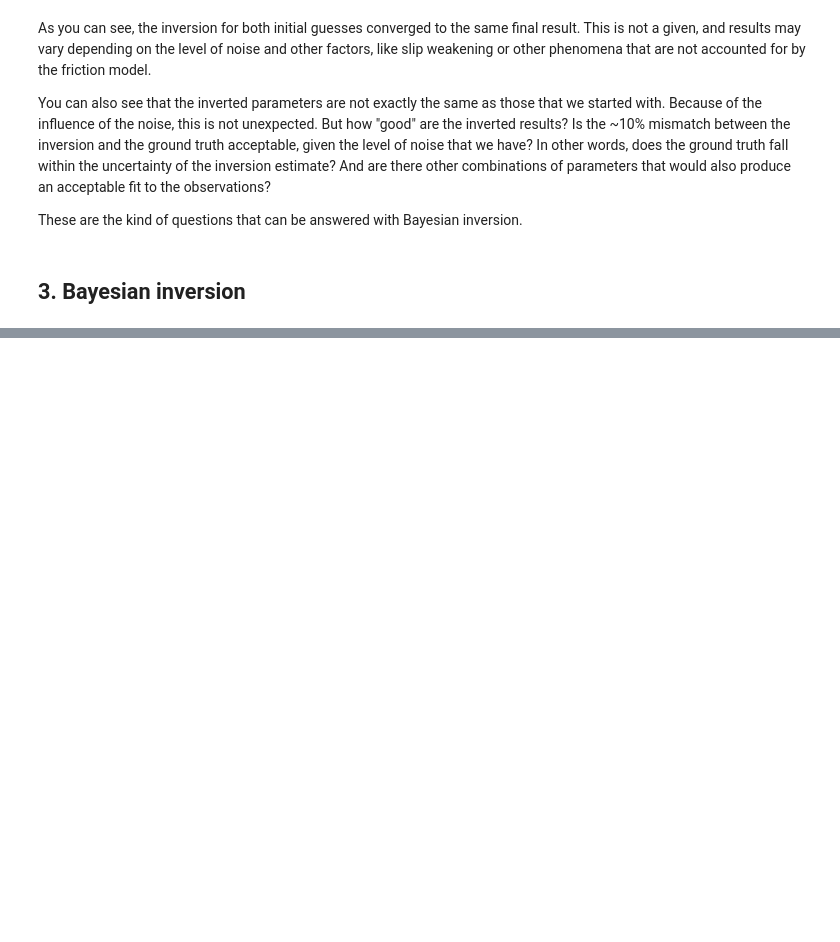
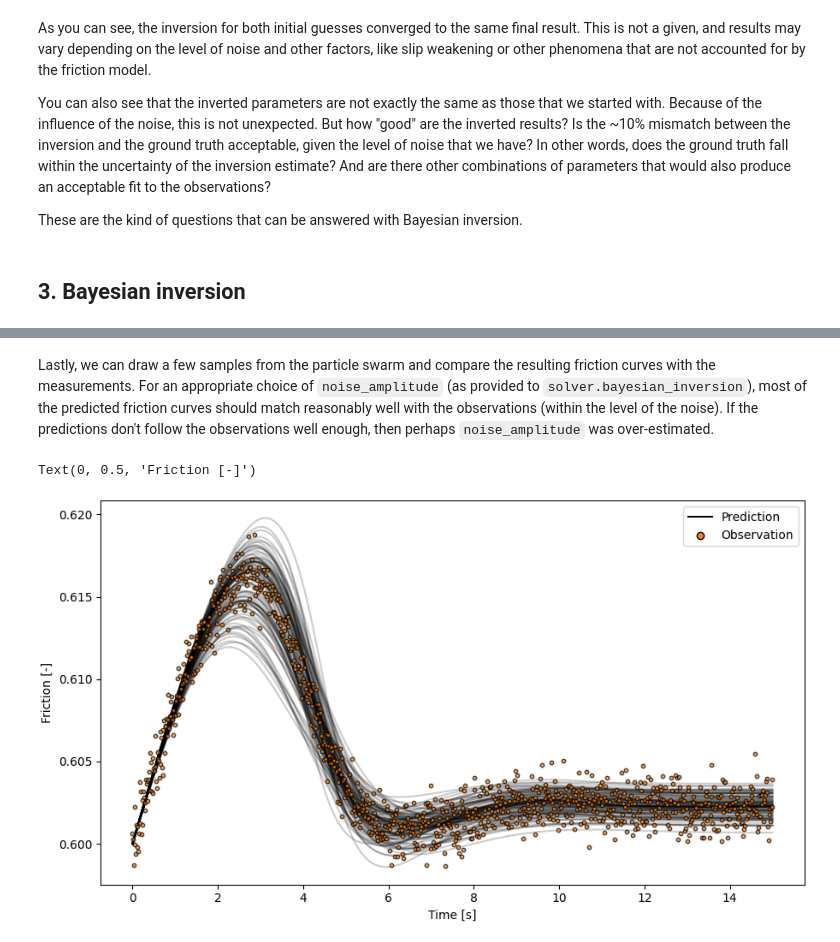
Before and after one commit to martijnende/diabayes, a Jupyter notebook: examples/simple_inversion.ipynb, the cells around one changed output, grey strips where cells are left out. Drawn from its saved outputs; the diff is of its cells as text; code cells hidden in the pictures; blank space fills up the shorter version.

```diff
--- a/examples/simple_inversion.ipynb
+++ b/examples/simple_inversion.ipynb
@@ -226,0 +274,17 @@ TypeError: multiple values for argument 't'
+# %% [markdown]
+Lastly, we can draw a few samples from the particle swarm and compare the resulting friction curves with the measurements. For an appropriate choice of `noise_amplitude` (as provided to `solver.bayesian_inversion`), most of the predicted friction curves should match reasonably well with the observations (within the level of the noise). If the predictions don't follow the observations well enough, then perhaps `noise_amplitude` was over-estimated.
+# %%
+samples, sample_results = bayesian_result.sample(solver, y0, t, constants, block_constants, nsamples=100)
+
+plt.close("all")
+fig, ax = plt.subplots(figsize=(9, 5), constrained_layout=True)
+ax.plot(t, sample_results.mu.T, c="k", alpha=0.2)
+ax.scatter(t, mu_measured, c="C1", s=10, zorder=len(samples) + 1, ec="k", lw=1, alpha=0.7)
+ax.plot([], [], c="k", label="Prediction")
+ax.scatter([], [], c="C1", ec="k", lw=1, label="Observation")
+ax.legend()
+ax.set_xlabel("Time [s]")
+ax.set_ylabel("Friction [-]")
+# %% [output]
+Text(0, 0.5, 'Friction [-]')
+[figure, added]
```
Also changed, not shown: parts of 11 cells of this notebook, 2 other files.
